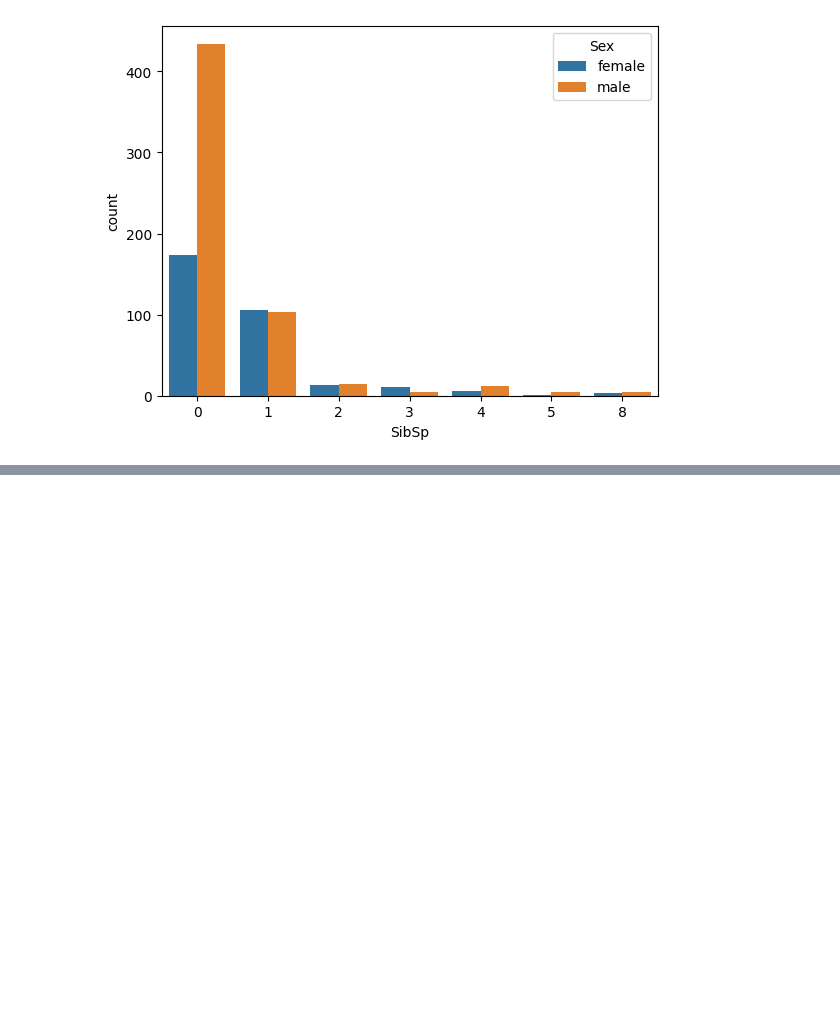
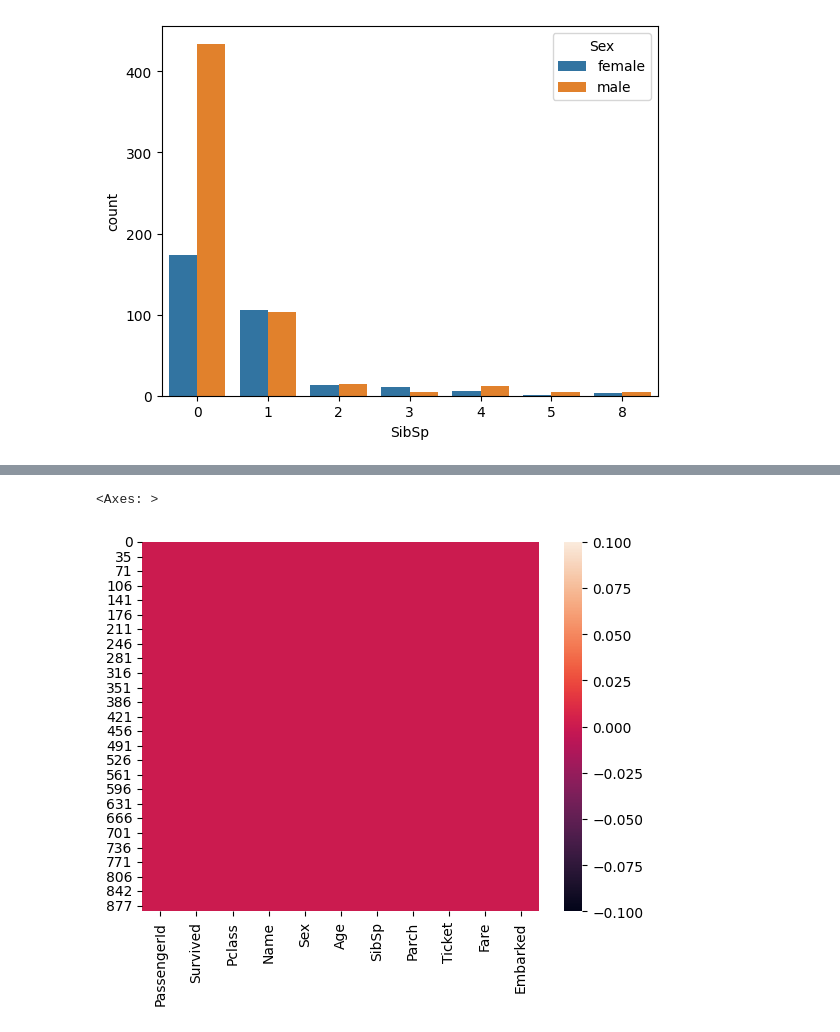
Before and after one commit to Rojina0803/Data-Science-and-Machine-Learning-Workshop, a Jupyter notebook: ML_logistic_reg.ipynb, the cells around one changed output, grey strips where cells are left out. Drawn from its saved outputs; the diff is of its cells as text; code cells hidden in the pictures; blank space fills up the shorter version.

```diff
--- a/ML_logistic_reg.ipynb
+++ b/ML_logistic_reg.ipynb
@@ -74,0 +93,6 @@ memory usage: 83.7+ KB
+# %%
+titanic.dropna(inplace=True)
+sns.heatmap(titanic.isnull())
+# %% [output]
+<Axes: >
+[figure, added]
```
Also changed, not shown: parts of 21 cells of this notebook, 19 other files.
